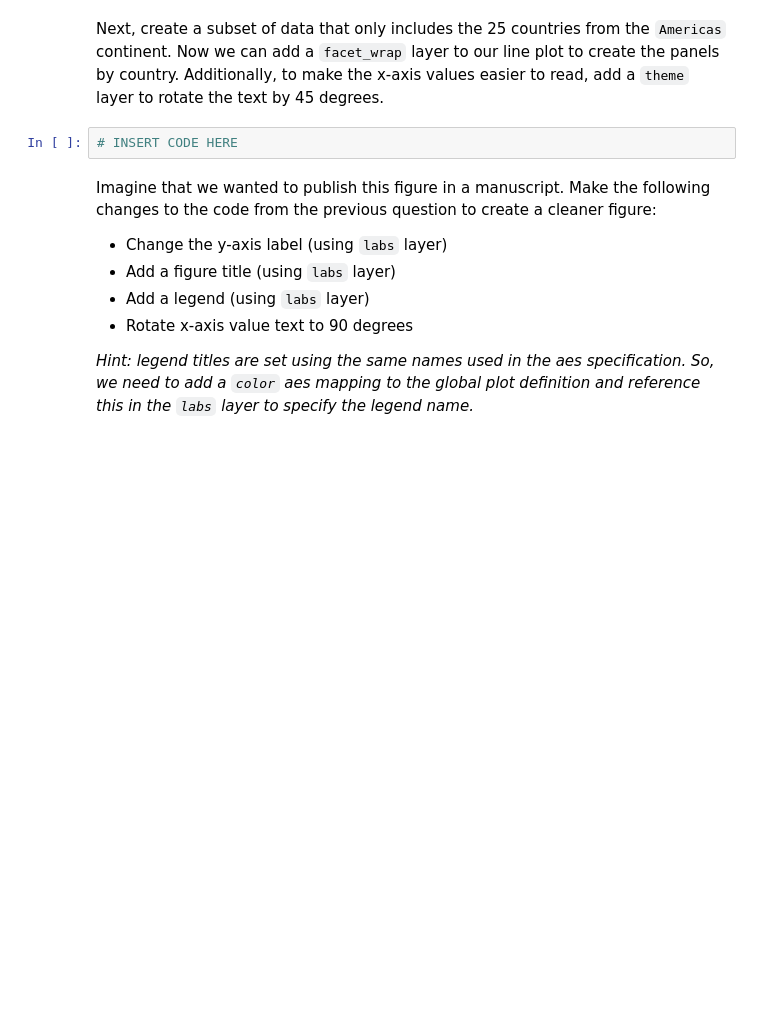
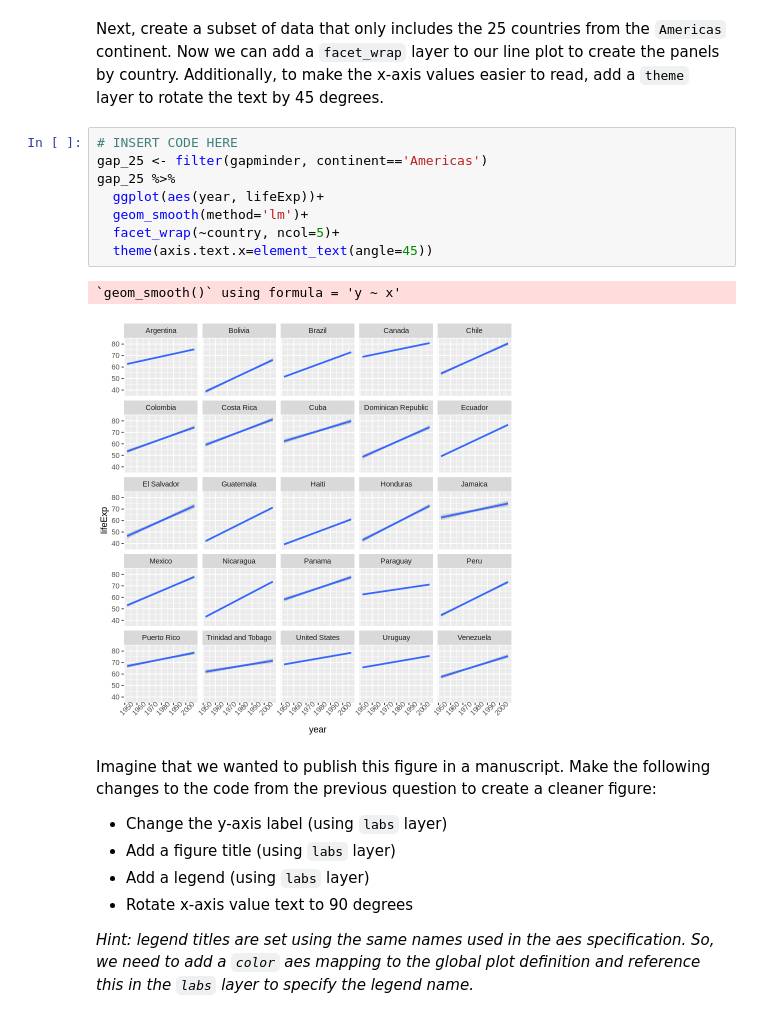
Before and after one commit to yadachi0002/Adachi_DSPN_S25, a Jupyter notebook: ExerciseSubmissions/ex6_visualization-through-human-eyes.ipynb, the cells around one changed output. Saved outputs shown, nothing was run; the diff lists cells and outputs as text; blank space fills up the shorter version.

```diff
--- a/ExerciseSubmissions/ex6_visualization-through-human-eyes.ipynb
+++ b/ExerciseSubmissions/ex6_visualization-through-human-eyes.ipynb
@@ -18,7 +35,16 @@ To start, load the `gapminder` dataset from the last set of exercises, as well a
 # %% [markdown]
 Next, create a subset of data that only includes the 25 countries from the `Americas` continent. Now we can add a `facet_wrap` layer to our line plot to create the panels by country. Additionally, to make the x-axis values easier to read, add a `theme` layer to rotate the text by 45 degrees.
-# %%
-# INSERT CODE HERE
+# %%
+# INSERT CODE HERE
+gap_25 <- filter(gapminder, continent=='Americas')
+gap_25 %>%
+  ggplot(aes(year, lifeExp))+
+  geom_smooth(method='lm')+
+  facet_wrap(~country, ncol=5)+
+  theme(axis.text.x=element_text(angle=45))
+# %% [output]
+`geom_smooth()` using formula = 'y ~ x'
+[figure, added]
 # %% [markdown]
 Imagine that we wanted to publish this figure in a manuscript. Make the following changes to the code from the previous question to create a cleaner figure:
 
```
Also changed, not shown: parts of 8 cells of this notebook.
